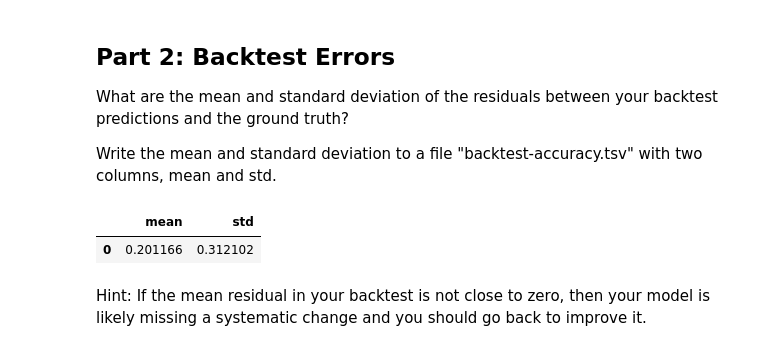
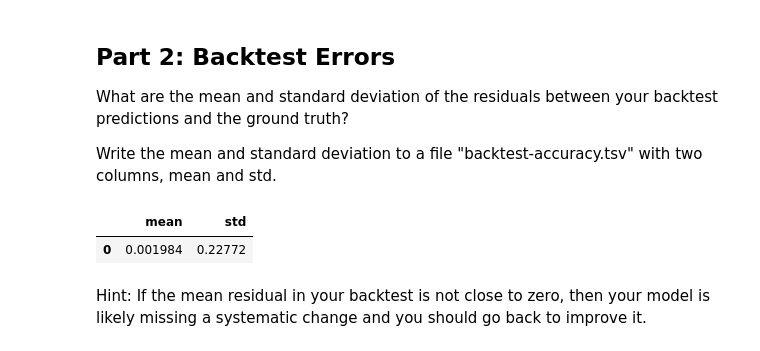
Before and after one commit to aidandig/dx704-project-02, a Jupyter notebook: dx704-project-02.ipynb, the cells around one changed output. Drawn from its saved outputs; the diff is of its cells as text; code cells hidden in the pictures.

Commit message:
linear interpolation for missing data - rerun models

```diff
--- a/dx704-project-02.ipynb
+++ b/dx704-project-02.ipynb
@@ -46,6 +46,8 @@ import seaborn as sns
 seed = 42
 
 df = pd.read_csv('strawberry-prices.tsv', delimiter='\t')
+df['month'] = pd.to_datetime(df['month'])
+df = df.sort_values(by='month')
 df
 # %% [output]
 |  | month | price |
@@ -164,0 +91,14 @@ test
+# %%
+train = pd.DataFrame({
+    'month': pd.date_range(start='2020-01-01', end='2024-12-01', freq='MS')
+})
+
+train = pd.merge(train, df, on='month', how='left')
+# train
+
+test = pd.DataFrame({
+    'month': pd.date_range(start='2025-01-01', end='2025-12-01', freq='MS')
+})
+
+test = pd.merge(test, df, on='month', how='left')
+test
@@ -165,3 +119,6 @@ test
+# %%
+train['price'] = train['price'].interpolate(method='linear')
+test['price'] = test['price'].interpolate(method='linear')
 # %%
 def create_features(df):
     df = df.copy()
@@ -258,17 +215,17 @@ Write the mean and standard deviation to a file "backtest-accuracy.tsv" with two
 # %%
 import numpy as np
 
 residuals = test['price'] - test['prediction']
-n = len(test)
-p = 2
 
-errors = pd.DataFrame(index=[0])
-errors['mean'] = np.abs(residuals).mean()
-errors['std'] = np.sqrt((residuals**2).sum() / (n - p))
+errors = pd.DataFrame([{
+    'mean': residuals.mean(),
+    'std': residuals.std(ddof=1)
+}])
+
 errors
 # %% [output]
 |  | mean | std |
-| 0 | 0.201166 | 0.312102 |
+| 0 | 0.001984 | 0.22772 |
 # %%
 errors.to_csv('backtest-accuracy.tsv', sep='\t', index=False)
 # %% [markdown]
```
Also changed, not shown: parts of 14 cells of this notebook, 6 other files.
